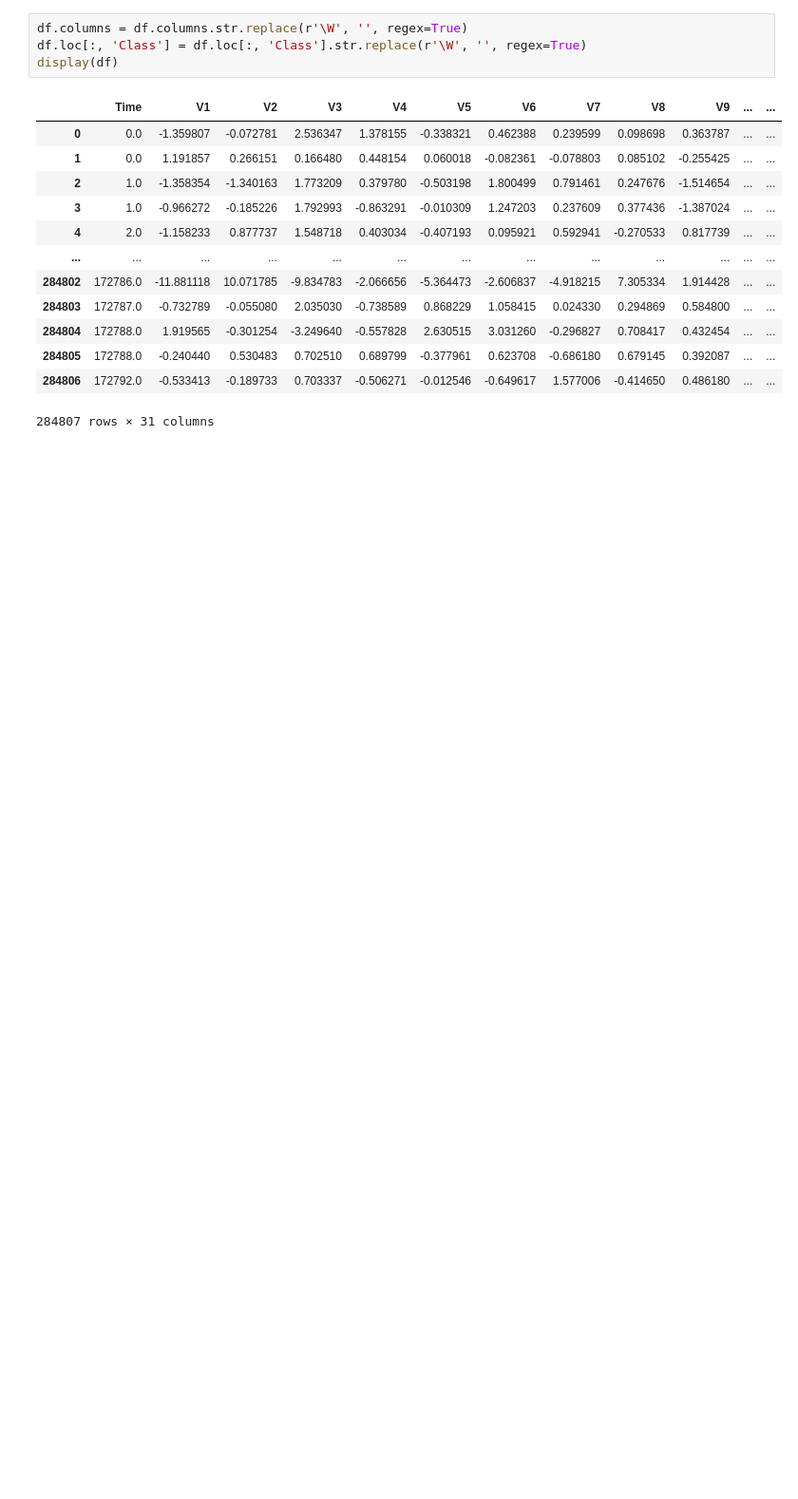
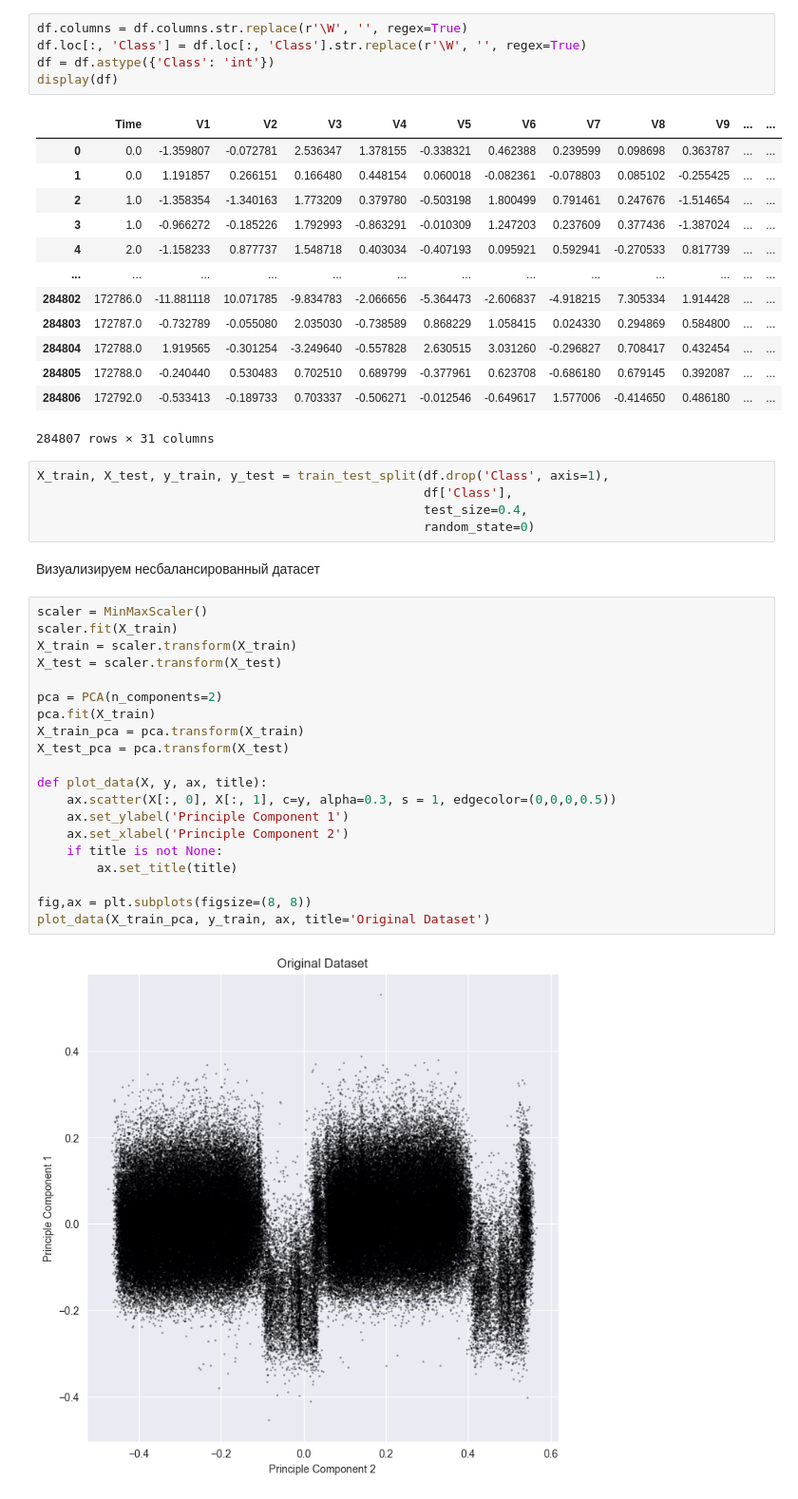
Before and after one commit to KirillPogranichny/ml-fefu-course, a Jupyter notebook: XGBoost.ipynb, the cells around one changed output. Shown at 95% size. Cells and saved outputs as stored; diff of their text form; blank space fills up the shorter version.

Commit message:
balancing of dataset v1.0

```diff
--- a/XGBoost.ipynb
+++ b/XGBoost.ipynb
@@ -23,6 +31,7 @@ display(df)
 # %%
 df.columns = df.columns.str.replace(r'\W', '', regex=True)
 df.loc[:, 'Class'] = df.loc[:, 'Class'].str.replace(r'\W', '', regex=True)
+df = df.astype({'Class': 'int'})
 display(df)
 # %% [output]
 |  | Time | V1 | V2 | V3 | V4 | V5 | V6 | V7 | V8 | V9 | ... | ... |
@@ -38,3 +47,32 @@ display(df)
 | 284805 | 172788.0 | -0.240440 | 0.530483 | 0.702510 | 0.689799 | -0.377961 | 0.623708 | -0.686180 | 0.679145 | 0.392087 | ... | ... |
 | 284806 | 172792.0 | -0.533413 | -0.189733 | 0.703337 | -0.506271 | -0.012546 | -0.649617 | 1.577006 | -0.414650 | 0.486180 | ... | ... |
 284807 rows × 31 columns
+# %%
+X_train, X_test, y_train, y_test = train_test_split(df.drop('Class', axis=1),
+                                                    df['Class'],
+                                                    test_size=0.4,
+                                                    random_state=0)
+# %% [markdown]
+Визуализируем несбалансированный датасет
+# %%
+scaler = MinMaxScaler()
+scaler.fit(X_train)
+X_train = scaler.transform(X_train)
+X_test = scaler.transform(X_test)
+
+pca = PCA(n_components=2)
+pca.fit(X_train)
+X_train_pca = pca.transform(X_train)
+X_test_pca = pca.transform(X_test)
+
+def plot_data(X, y, ax, title):
+    ax.scatter(X[:, 0], X[:, 1], c=y, alpha=0.3, s = 1, edgecolor=(0,0,0,0.5))
+    ax.set_ylabel('Principle Component 1')
+    ax.set_xlabel('Principle Component 2')
+    if title is not None:
+        ax.set_title(title)
+
+fig,ax = plt.subplots(figsize=(8, 8))
+plot_data(X_train_pca, y_train, ax, title='Original Dataset')
+# %% [output]
+[figure, added]
```
Also changed, not shown: parts of 8 cells of this notebook, 1 other file.
